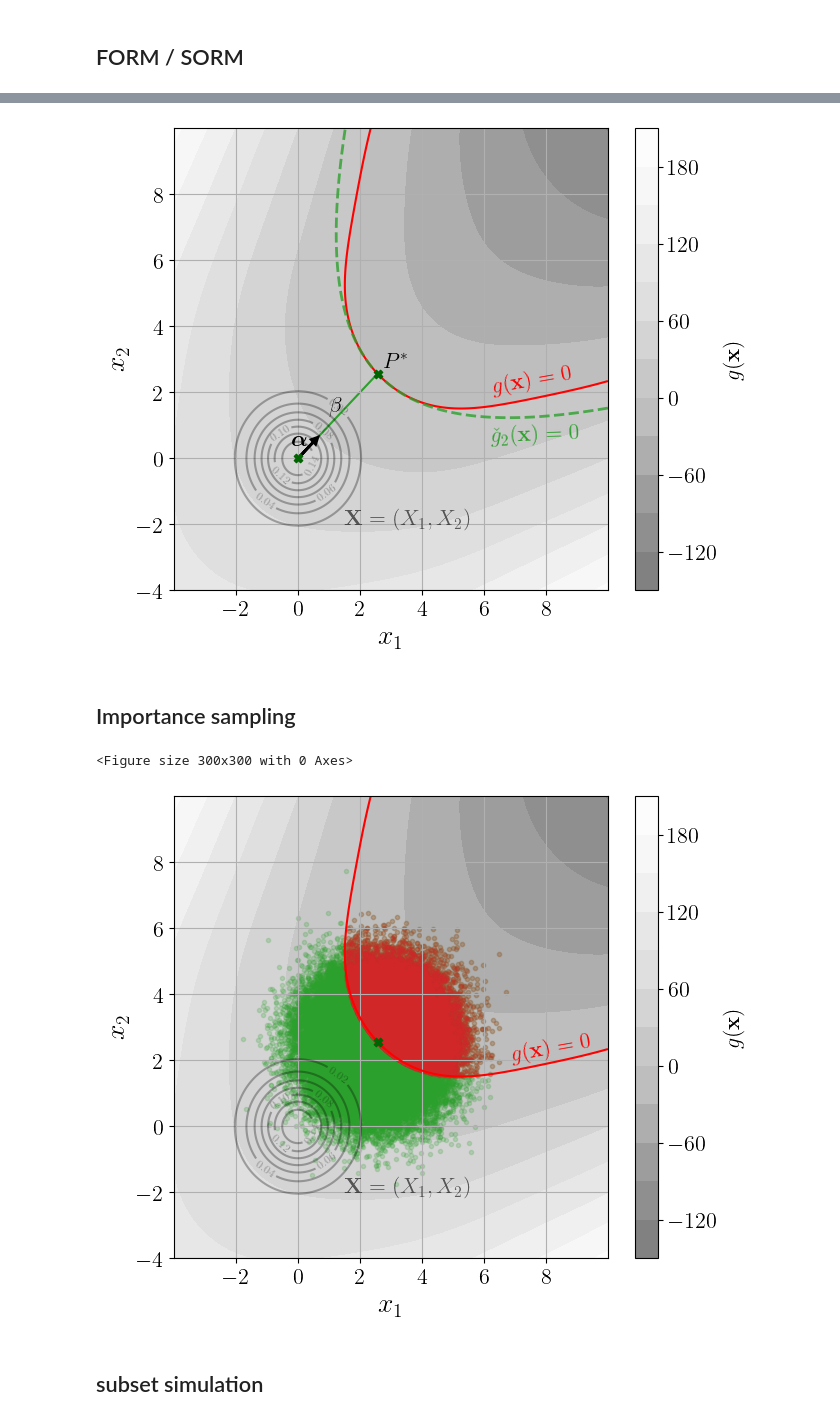
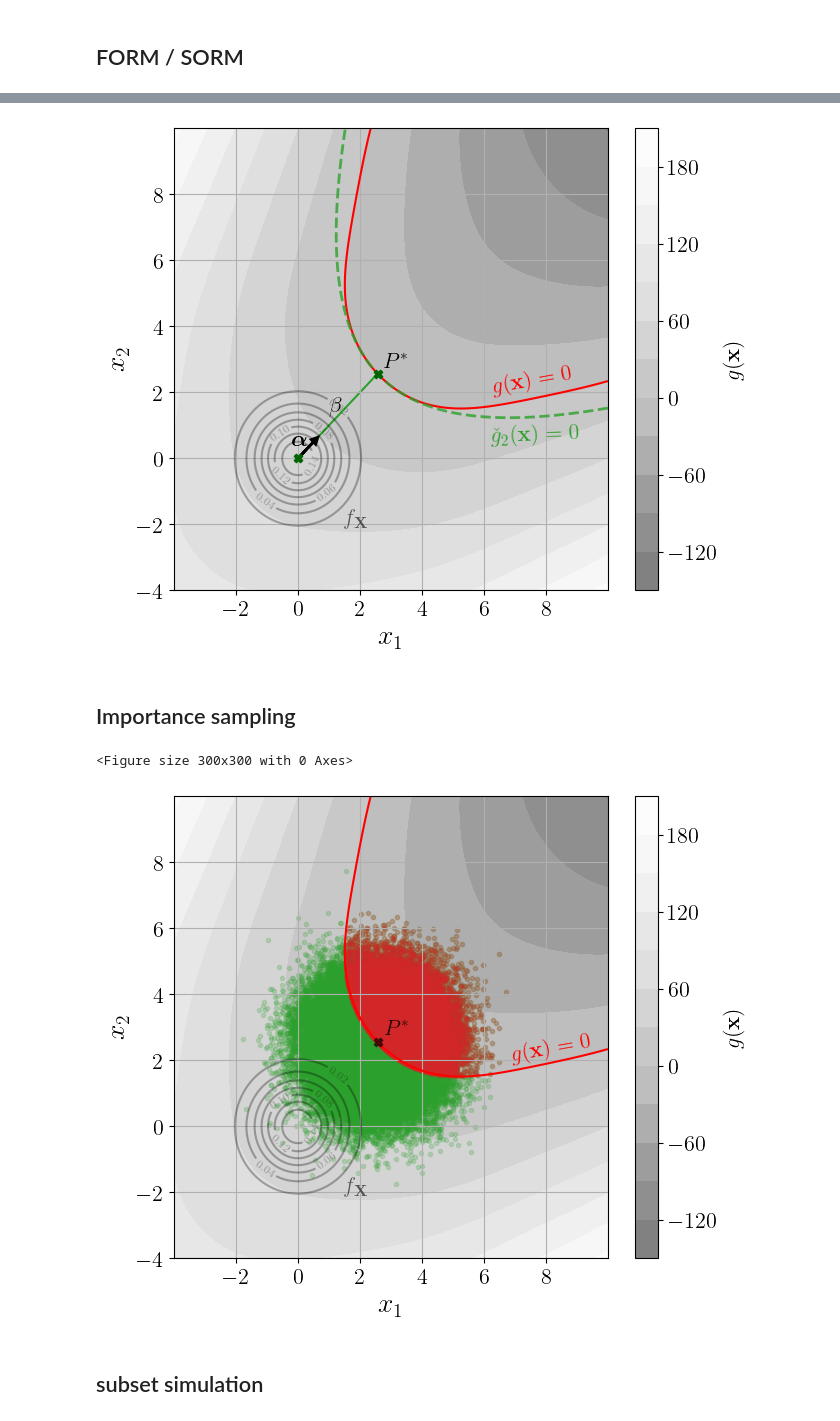
Before and after one commit to efekhari27/thesis, a Jupyter notebook: numerical_experiments/chapter1/reliability.ipynb, the cells around one changed output, grey strips where cells are left out. Drawn from its saved outputs; the diff is of its cells as text; code cells hidden in the pictures.

```diff
--- a/numerical_experiments/chapter1/reliability.ipynb
+++ b/numerical_experiments/chapter1/reliability.ipynb
@@ -168,7 +168,7 @@ plt.arrow(0, 0, importance_factors[0], importance_factors[1], head_width=0.2, he
 plt.text(u_star[0] + 0.2, u_star[1] + 0.2, "$P^*$")
 plt.text(-0.2, 0.4, "$\\bm{\\alpha}$")
 plt.text(1, 1.4, "$\\beta$")
-plt.text(1.5, -2, "$\\mathbf{X} = (X_1, X_2)$", fontsize=16, alpha=0.6)
+plt.text(1.5, -2, "$f_\\mathbf{X}$", fontsize=16, alpha=0.6)
 plt.text(6.2, 2., "$g(\\mathbf{x}) = 0$", fontsize=16, color='red', rotation=10)
 plt.text(6.2, 0.5, "$\\check{g}_2(\\mathbf{x}) = 0$", rotation=2, color="C2")
 plt.grid()
@@ -176,7 +176,7 @@ plt.xticks(range(-2, 10, 2))
 plt.yticks(range(-4, 10, 2))
 plt.savefig("figures/reliability_SORM_illustration.png", dpi=300, bbox_inches='tight');
 # %% [output]
-[figure, old version]
+[figure, new version]
 # %% [markdown]
 ## Importance sampling
 # %%
@@ -190,25 +190,26 @@ x_failed = mc_sample[y_mc.flatten() <= 0, :-1]
 # %%
 plt.figure(figsize=(3,3))
 d = DrawFunctions()
 d.set_bounds([-4] * 2, [10] * 2)
 d.draw_2D_controur(title=None, function=g, distribution=X, colorbar=faded_greys, cbar_label="$g(\\mathbf{x})$")
 contour = plt.contour(d.X0, d.X1, d.Z, levels=[threshold], colors='red')
 #plt.clabel(contour, inline=True, fontsize=12, colors='k')
 plt.scatter(x_mc[:, 0], x_mc[:, 1], color='C2', marker='.', alpha=0.2)
 plt.scatter(x_failed[:, 0], x_failed[:, 1], color='C3', marker='.', alpha=0.2)
-plt.scatter(u_star[0], u_star[1], color='darkgreen', marker='X', zorder=3)
+plt.scatter(u_star[0], u_star[1], color='k', marker='X', zorder=3, alpha=0.6)
 
 plt.xlim(-4, 10)
 plt.ylim(-4, 10)
 plt.xticks(range(-2, 10, 2))
 plt.yticks(range(-4, 10, 2))
-plt.text(1.5, -2, "$\\mathbf{X} = (X_1, X_2)$", fontsize=16, alpha=0.6)
+plt.text(1.5, -2, "$f_\\mathbf{X}$", fontsize=16, alpha=0.6)
+plt.text(2.8, 2.8, "$P^*$", fontsize=16, alpha=0.8)
 plt.text(6.8, 2., "$g(\\mathbf{x}) = 0$", fontsize=16, color='red', rotation=10)
 plt.grid()
 plt.savefig("figures/reliability_IS_illustration.png", dpi=300, bbox_inches='tight');
 # %% [output]
 <Figure size 300x300 with 0 Axes>
-[figure, old version]
+[figure, new version]
 # %% [markdown]
 ## subset simulation
 # %%
```
Also changed, not shown: parts of 5 cells of this notebook, 49 other files.
